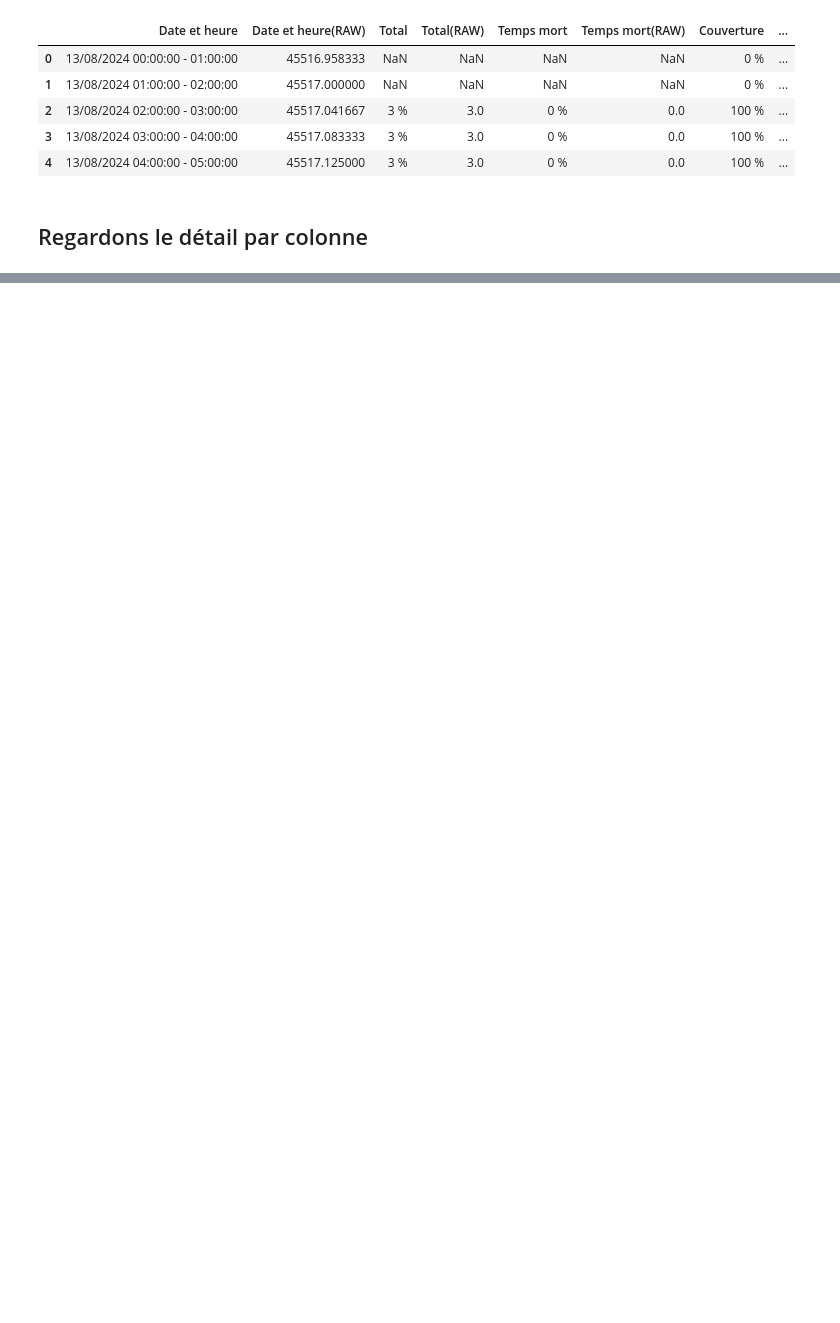
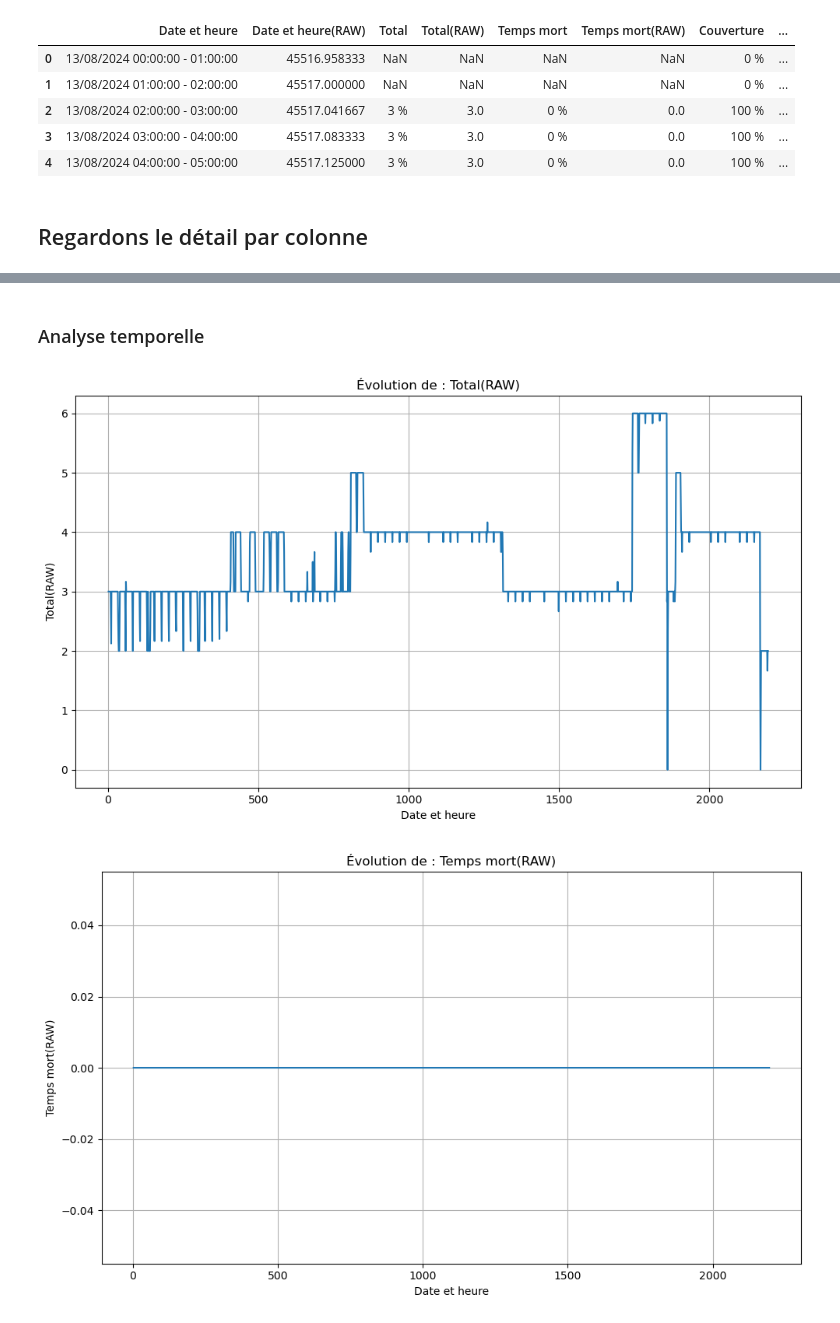
Before and after one commit to AntoineValette/projet_industriel, a Jupyter notebook: notebook/myreport_swap_full.ipynb, the cells around one changed output, grey strips where cells are left out. Saved outputs shown, nothing was run; the diff lists cells and outputs as text; code cells hidden in the pictures; blank space fills up the shorter version.

```diff
--- a/notebook/myreport_swap_full.ipynb
+++ b/notebook/myreport_swap_full.ipynb
@@ -292,4 +70,0 @@ plt.show()
-# %%
-col= tab.columns[15]
-print('Distribution de : '+col)
-tab[col].value_counts()
@@ -315,5 +70,0 @@ Name: count, dtype: int64
-# %%
-col= tab.columns[16]
-g = tab[col].value_counts().plot.bar()
-g.set_title('Distribution de : '+col)
-plt.show()
@@ -324,5 +70,0 @@ plt.show()
-# %%
-col= tab.columns[17]
-g = tab[col].value_counts().plot.bar()
-g.set_title('Distribution de : '+col)
-plt.show()
@@ -333,4 +70,0 @@ plt.show()
-# %%
-col= tab.columns[18]
-print('Distribution de : '+col)
-tab[col].value_counts()
@@ -351,0 +71,18 @@ Name: count, Length: 167, dtype: int64
+# %% [markdown]
+### Analyse temporelle
+# %%
+df=tab.copy()
+
+# Boucle pour générer les graphiques
+for col in df.columns:
+    if col != 'Date et heure(RAW)' and "RAW" in col:  # Exclure la colonne 'Date et heure(RAW)'
+        plt.figure(figsize=(10, 6))
+        df[col].plot(kind='line', title=f'Évolution de : {col}')
+        plt.xlabel('Date et heure')
+        plt.ylabel(col)
+        plt.grid(True)
+        plt.tight_layout()
+        plt.show()
+# %% [output]
+[figure, added]
+[figure, added]
```
Also changed, not shown: parts of 41 cells of this notebook, 4 other files.
